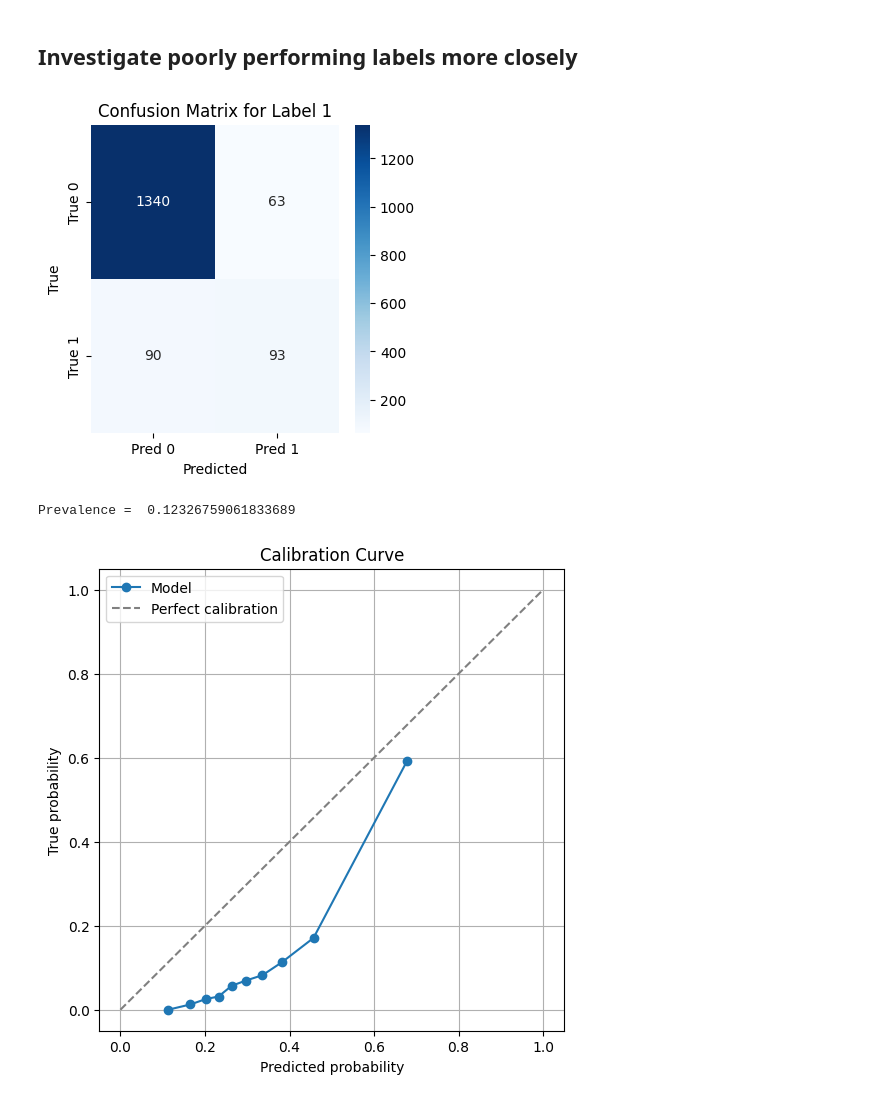
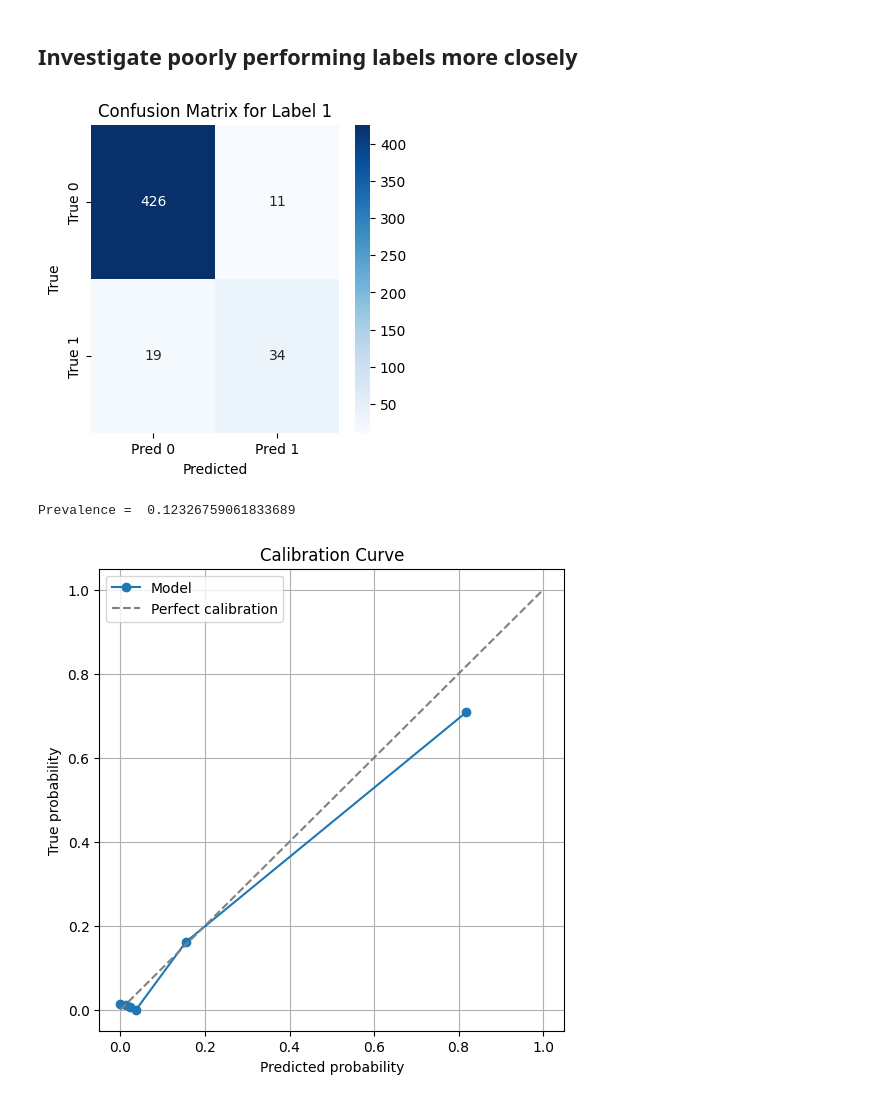
Before and after one commit to griffinfarrow/bhf_classification, a Jupyter notebook: network/model-evaluation.ipynb, the cells around one changed output. Saved outputs shown, nothing was run; the diff lists cells and outputs as text; code cells hidden in the pictures.

Commit message:
update model evaluation to handle model calibration

```diff
--- a/network/model-evaluation.ipynb
+++ b/network/model-evaluation.ipynb
@@ -200,8 +214,13 @@ def process_single_img(
                 ):
     value = f"train_{str(img_id).zfill(6)}.png"
     img = cv2.cvtColor(img, cv2.COLOR_RGB2BGR)
-    output = ecg_processing_pipeline(input_image = img,
+
+    # output = ecg_processing_pipeline(input_image = img,
+    #                             contour_data = contours[value.split(".")[0]])
+
+    output = ecg_processing_pipeline_no_perspective_distortion(input_image = img,
                                 contour_data = contours[value.split(".")[0]])
+
     resize_output = smart_pad_and_resize_ecg(output, target_size=(int(target_width*desired_aspect), 512), resize_strategy=cv2.INTER_AREA)
     return resize_output
 
@@ -489,7 +506,7 @@ def compute_ranking_metrics(all_y_true, all_y_pred):
         "lrap": float(lrap),
     }
 # %%
-checkpoint_path = "best_model.pth"
+checkpoint_path = "convnext_minimal_proc.pth"
 try:
     checkpoint = torch.load(checkpoint_path, map_location=torch.device("cpu"), weights_only=False)
     current_epoch = checkpoint["epoch"]
@@ -721,33 +738,33 @@ Asymm
 # %%
 from sklearn.metrics import confusion_matrix
 import seaborn as sns
 
 label_index = 1
 
-y_true = all_y_true[:, label_index]
-y_pred_prob = all_y_pred[:, label_index]
+y_true = eval_labels[:, label_index]
+y_pred_prob = calibrated_eval_probs[:, label_index]
 threshold = ranking_metrics["thresholds"][label_index]
 
 # Convert probabilities to 0/1 predictions
 y_pred = (y_pred_prob >= threshold).astype(int)
 cm = confusion_matrix(y_true, y_pred, labels=[0, 1])
 
 plt.figure(figsize=(4, 4))
 sns.heatmap(
     cm,
     annot=True,
     fmt="d",
     cmap="Blues",
     xticklabels=["Pred 0", "Pred 1"],
     yticklabels=["True 0", "True 1"]
 )
 
 plt.title(f"Confusion Matrix for Label {label_index}")
 plt.xlabel("Predicted")
 plt.ylabel("True")
 plt.show()
 # %% [output]
-[figure, old version]
+[figure, new version]
 # %%
 print("Prevalence = ", labels_df.iloc[:,label_index].mean())
 # %% [output]
@@ -755,8 +772,8 @@ Prevalence =  0.12326759061833689
 # %%
 from sklearn.calibration import calibration_curve
 
-y_true = all_y_true[:,label_index]
-y_pred = all_y_pred[:,label_index]
+y_true = eval_labels[:,label_index]
+y_pred = calibrated_eval_probs[:,label_index]
 
 prob_true, prob_pred = calibration_curve(y_true, y_pred, n_bins=10, strategy="quantile")
 plt.figure(figsize=(6, 6))
@@ -770,4 +787,4 @@ plt.legend()
 plt.grid(True)
 plt.show()
 # %% [output]
-[figure, old version]
+[figure, new version]
```
Also changed, not shown: parts of 9 cells of this notebook.
